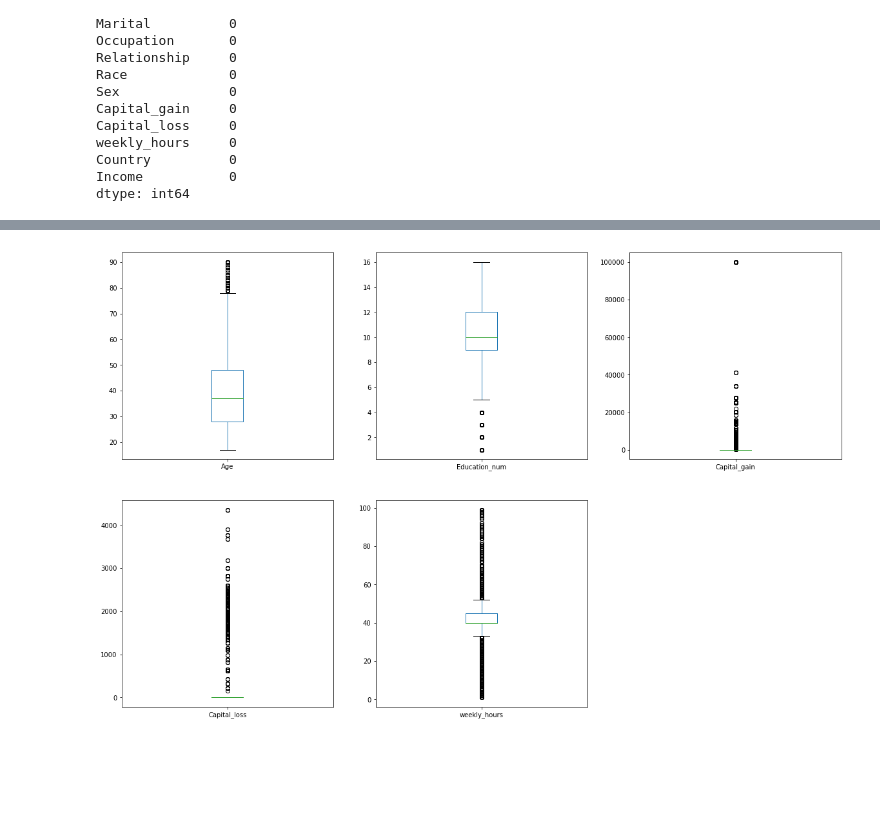
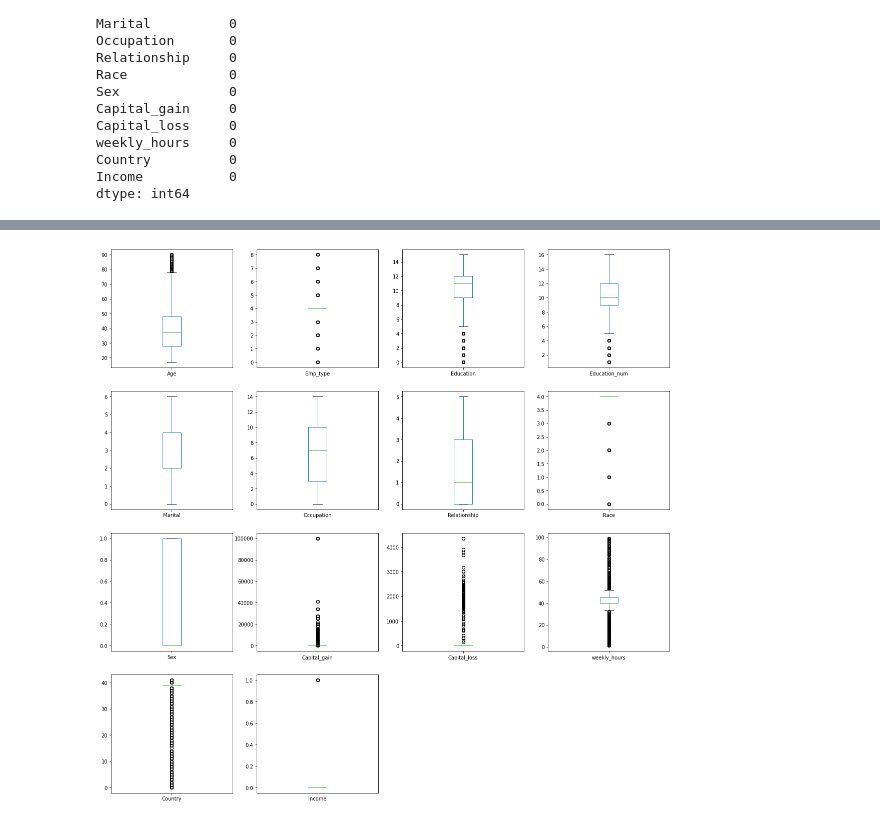
Before and after one commit to DenShilkin/5340, a Jupyter notebook: ADTA5340 - Final - Part 5 - Machine Learning - Supervised.ipynb, the cells around one changed output, grey strips where cells are left out. Drawn from its saved outputs; the diff is of its cells as text; code cells hidden in the pictures; blank space fills up the shorter version.

```diff
--- a/ADTA5340 - Final - Part 5 - Machine Learning - Supervised.ipynb
+++ b/ADTA5340 - Final - Part 5 - Machine Learning - Supervised.ipynb
@@ -111,9 +117,9 @@ Income
 dtype: int64
 # %%
-df2[['Income']]=df2[['Income']].replace(" <=50K.","less 50")
-df2[['Income']]=df2[['Income']].replace(" >50K.","more 50")
-df2[['Income']]=df2[['Income']].replace(" <=50K","less 50")
-df2[['Income']]=df2[['Income']].replace(" >50K","more 50")
+df2[['Income']]=df2[['Income']].replace("<=50K.",0)
+df2[['Income']]=df2[['Income']].replace(">50K.",1)
+df2[['Income']]=df2[['Income']].replace("<=50K",0)
+df2[['Income']]=df2[['Income']].replace(">50K",1)
 print(df2.groupby('Income').size())
 # %% [output]
 Income
@@ -122,0 +147,27 @@ dtype: int64
+# %%
+# convert strings to numeric values
+Sex = Series([0,1],index=['Male','Female'])
+df2['Sex']=df2.Sex.map(Sex)
+
+df2.Emp_type = pd.Categorical(df2.Emp_type)
+df2['Emp_type'] = df2.Emp_type.cat.codes
+
+df2.Education = pd.Categorical(df2.Education)
+df2['Education'] = df2.Education.cat.codes
+
+df2.Marital = pd.Categorical(df2.Marital)
+df2['Marital'] = df2.Marital.cat.codes
+
+df2.Occupation = pd.Categorical(df2.Occupation)
+df2['Occupation'] = df2.Occupation.cat.codes
+
+df2.Relationship = pd.Categorical(df2.Relationship)
+df2['Relationship'] = df2.Relationship.cat.codes
+
+df2.Race = pd.Categorical(df2.Race)
+df2['Race'] = df2.Race.cat.codes
+
+df2.Country = pd.Categorical(df2.Country)
+df2['Country'] = df2.Country.cat.codes
+
+print(df2.dtypes)
@@ -135,8 +210,8 @@ max       90.000000      16.000000  99999.000000   4356.000000     99.000000
 # %%
-df2.plot(kind='box', subplots=True, layout=(3,3), sharex=False, sharey=False, figsize=(20,20))
+df2.plot(kind='box', subplots=True, layout=(4,4), sharex=False, sharey=False, figsize=(20,20))
 pyplot.show()
 # %% [output]
-[figure, old version]
+[figure, new version]
 # %%
 df2.hist(figsize=(12, 8))
 pyplot.show()
```
Also changed, not shown: parts of 15 cells of this notebook, 2 other files.
